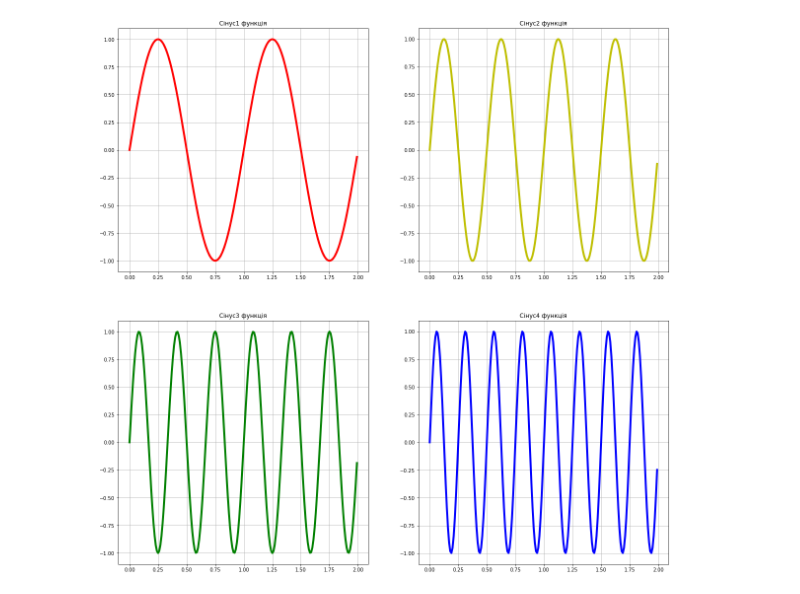
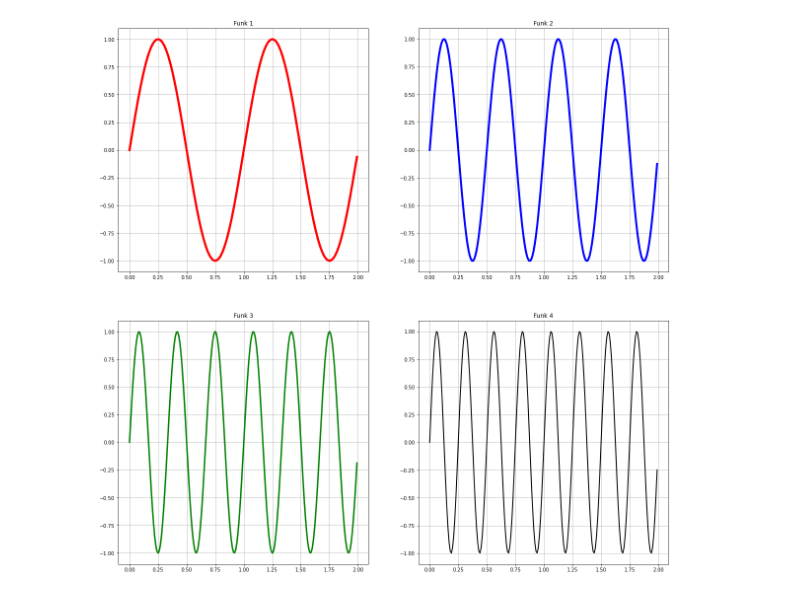
Before and after one commit to Ulianov-Oleksii/-Digital-Processing, a Jupyter notebook: Matplotlib.ipynb, the cells around one changed output. Saved outputs shown, nothing was run; the diff lists cells and outputs as text; code cells hidden in the pictures.

```diff
--- a/Matplotlib.ipynb
+++ b/Matplotlib.ipynb
@@ -1,37 +1,39 @@
 # %%
 import matplotlib.pyplot as plt
 import numpy as np
 
-#1.1 Создаем диапазон функции от 0 до 2 с шагом 0.1
+# Создаем диапазон функции от 0 до 2 с шагом 0.1
 t = np.arange(0.0, 2.0, 0.01)
-#1.2 Задачем частоты синусоидам
+
+# Задачем частоты синусоидам
 s1 = np.sin(2 * np.pi * t)
 s2 = np.sin(4 * np.pi * t)
 s3 = np.sin(6 * np.pi * t)
 s4 = np.sin(8 * np.pi * t)
-#1.4 Рисуем графики
+
+# Рисуем графики
 fig= plt.figure(figsize=(20,20))
 
 ax1 = fig.add_subplot(2, 2, 1)
-ax1.plot(t, s1, c='r',linewidth=4.0)
-ax1.set( title='Сінус1 функція')
+ax1.plot(t, s1, c='r',linewidth=4.5)
+ax1.set( title='Funk 1')
 ax1.grid()
 
 ax2 = fig.add_subplot(2, 2, 2)
-ax2.plot(t, s2, c='y',linewidth=4.0)
-ax2.set( title='Сінус2 функція')
+ax2.plot(t, s2, c='b',linewidth=4.0)
+ax2.set( title='Funk 2')
 ax2.grid()
 
 ax3 = fig.add_subplot(2, 2, 3)
-ax3.plot(t, s3, c='g',linewidth=4.0)
-ax3.set( title='Сінус3 функція')
+ax3.plot(t, s3, c='g',linewidth=3.0)
+ax3.set( title='Funk 3')
 ax3.grid()
 
 ax4 = fig.add_subplot(2, 2, 4)
-ax4.plot(t, s4, c='b',linewidth=4.0)
-ax4.set( title='Сінус4 функція')
+ax4.plot(t, s4, c='black',linewidth=2.0)
+ax4.set( title='Funk 4')
 ax4.grid()
 
 plt.show()
 # %% [output]
-[figure, old version]
+[figure, new version]
```
